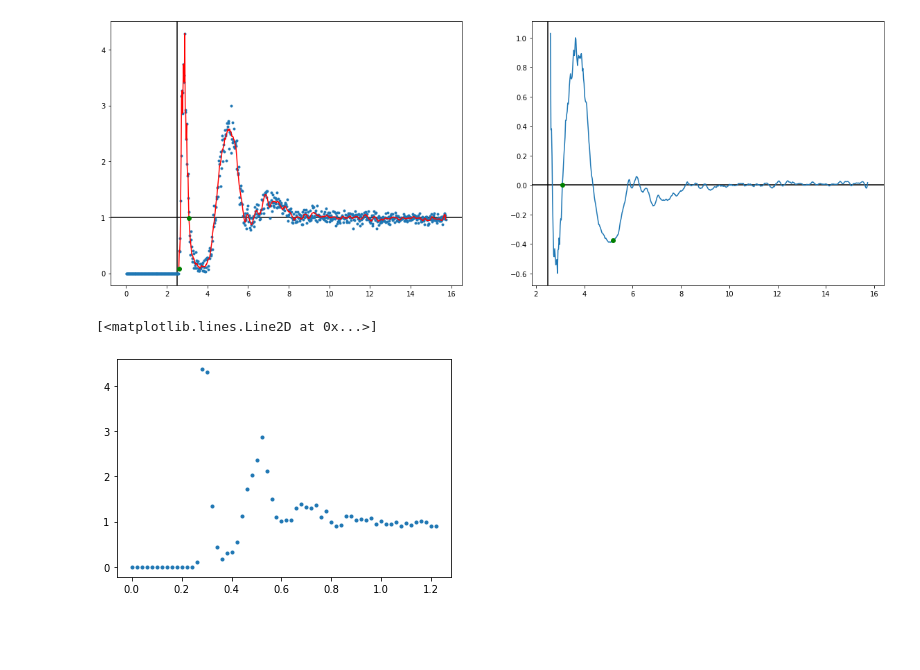
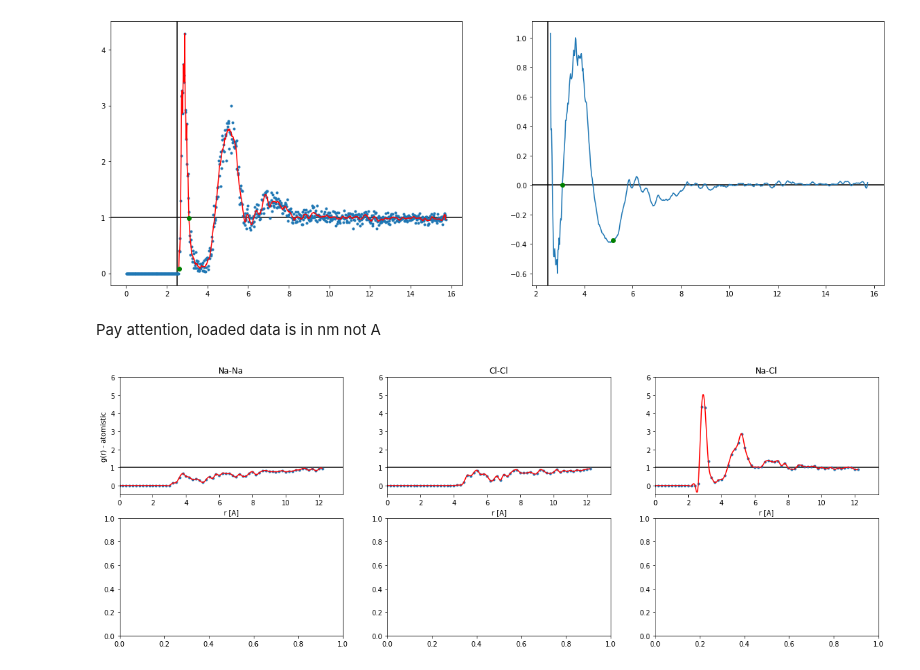
Before and after one commit to iasonq/lab-comphys-statmech-2, a Jupyter notebook: 0a_Code/rdf.ipynb, the cells around one changed output. Drawn from its saved outputs; the diff is of its cells as text; code cells hidden in the pictures; blank space fills up the shorter version.

```diff
--- a/0a_Code/rdf.ipynb
+++ b/0a_Code/rdf.ipynb
@@ -164,6 +164,8 @@ for i in range(0, 3):
 # %%
 #smoothen
 g_all = []
+g_s_all = []
+
 
 fig, ax = plt.subplots(3, 4 , figsize=(30.00, 20.00))
 for i in range(0, 3):
@@ -188,6 +190,8 @@ for i in range(0, 3):
     ax[1, i].set_xlim( (2, 16) )
     ax[1, i].set_ylim( (0, 6) )
     ax[1, 3].plot(r, g_smooth, label=pairing[i], color=coldic[i])
+
+    g_s_all.append(g_smooth)
 
     ind = np.where(g_smooth>0.01)[0]
     g_smooth = g_smooth[ind]
@@ -218,11 +222,12 @@ ax[1, 3].set_ylim( (0, 6) )
 ax[2, 3].legend(loc="upper right")
 
 g_all = np.array(g_all)
+g_s_all = np.array(g_s_all)
 for i in range(0, 3):
     #info = "Some header info, seems to interfere with the website"
     np.savetxt("output_g_" + pairing[i] +".txt", list(zip(r0, g_all[i])), fmt="%16.14f") #header=info
+    np.savetxt("output_g_s_" + pairing[i] +".txt", list(zip(r0, g_s_all[i])), fmt="%16.14f") #header=info
 
-fig.show()
 plt.savefig("output.pdf")
 # %% [output]
 [figure]
@@ -287,13 +292,40 @@ fig.show()
 plt.savefig("testing.pdf")
 # %% [output]
 [figure]
-# %%
-pair = 2
-rdf_pair = pairing[pair]
-fn = "./rdf_given/target_rdf_"+ rdf_pair + ".xvg"
-r_ref, g_ref = np.loadtxt(fn, unpack=True, skiprows=25)
-# %%
-plt.plot(r_ref, g_ref, marker=".", linestyle="None")
-# %% [output]
-[<matplotlib.lines.Line2D at 0x...>]
-[figure, removed]
+# %% [markdown]
+Pay attention, loaded data is in nm not A
+# %%
+from scipy.interpolate import CubicSpline
+from scipy.interpolate import interp1d
+
+#Warning! Re-generate a proper universal r value
+#Right now im borrowing one from the previous cell
+
+fig, ax = plt.subplots(2, 3, figsize=(20, 7))
+for i in range(0, 3):
+    rdf_pair = pairing[i]
+    fn = "./rdf_given/target_rdf_"+ rdf_pair + ".xvg"
+    r_at, g_at = np.loadtxt(fn, unpack=True, skiprows=25)
+    r_at = 10*r_at #change nm to Angstrom
+
+    g_int = interp1d(r_at, g_at, kind='cubic')
+    r_int = r_t[r_t < r_at[-1]]
+
+    #r_int = np.linspace(r_at[0], r_at[-1], 1000)
+
+
+
+    ax[0, i].set_title(pairing[i])
+    ax[0, i].axhline(1, 0, 2*np.max(r_at), c="black", zorder=-1)
+    ax[0, i].set_ylim( (-0.5, 6) )
+    ax[0, i].set_xlim( (0, r_at[-1]*1.1) )
+    ax[0, i].plot(r_at, g_at, marker=".", linestyle="None")
+    ax[0, i].plot(r_int, g_int(r_int), color="red")
+
+    ax[0, 0].set_ylabel("g(r) - atomistic")
+    ax[0, i].set_xlabel("r [A]")
+
+    #V = -kb*T*np.log(g_s_all[i]/g_int)
+    #ax[1, i].plot(r_int)
+# %% [output]
+[figure, added]
```
Also changed, not shown: 5 other files.
